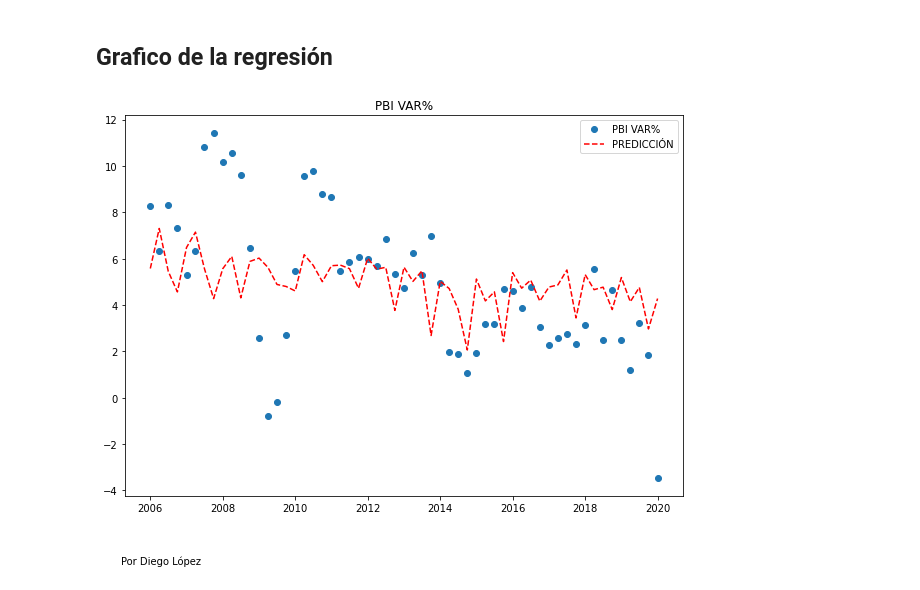
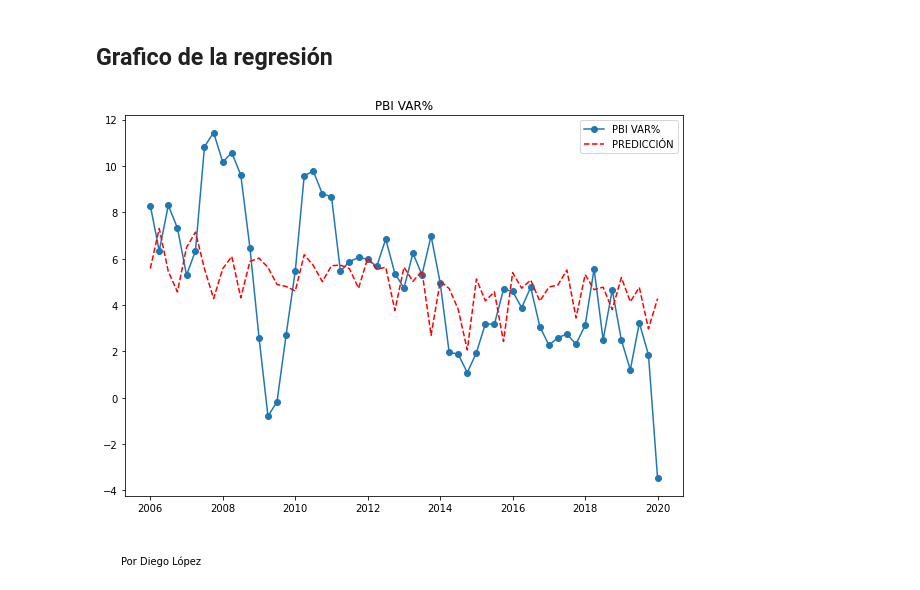
Before and after one commit to diegolop19/Proyectos, a Jupyter notebook: P1_Regresión_Lineal.ipynb, the cells around one changed output. Saved outputs shown, nothing was run; the diff lists cells and outputs as text; code cells hidden in the pictures.

```diff
--- a/P1_Regresión_Lineal.ipynb
+++ b/P1_Regresión_Lineal.ipynb
@@ -146,10 +153,10 @@ plt.legend(loc="best")
 # %%
 from pandas.plotting import lag_plot
 fig, ax = plt.subplots(figsize=(10,7))
-ax.plot(PBI.index,PBI["PBI"], 'o', label="PBI VAR%")
+ax.plot(PBI.index,PBI["PBI"], 'o-', label="PBI VAR%")
 ax.plot(PBI.index,PBI["PREDICCIÓN"], 'r--', label="PREDICCIÓN")
 plt.title("PBI VAR%")
 plt.figtext(0.12,-.01,"Por Diego López")
 ax.legend(loc=1);
 # %% [output]
-[figure, old version]
+[figure, new version]
```
Also changed, not shown: parts of 3 cells of this notebook.
